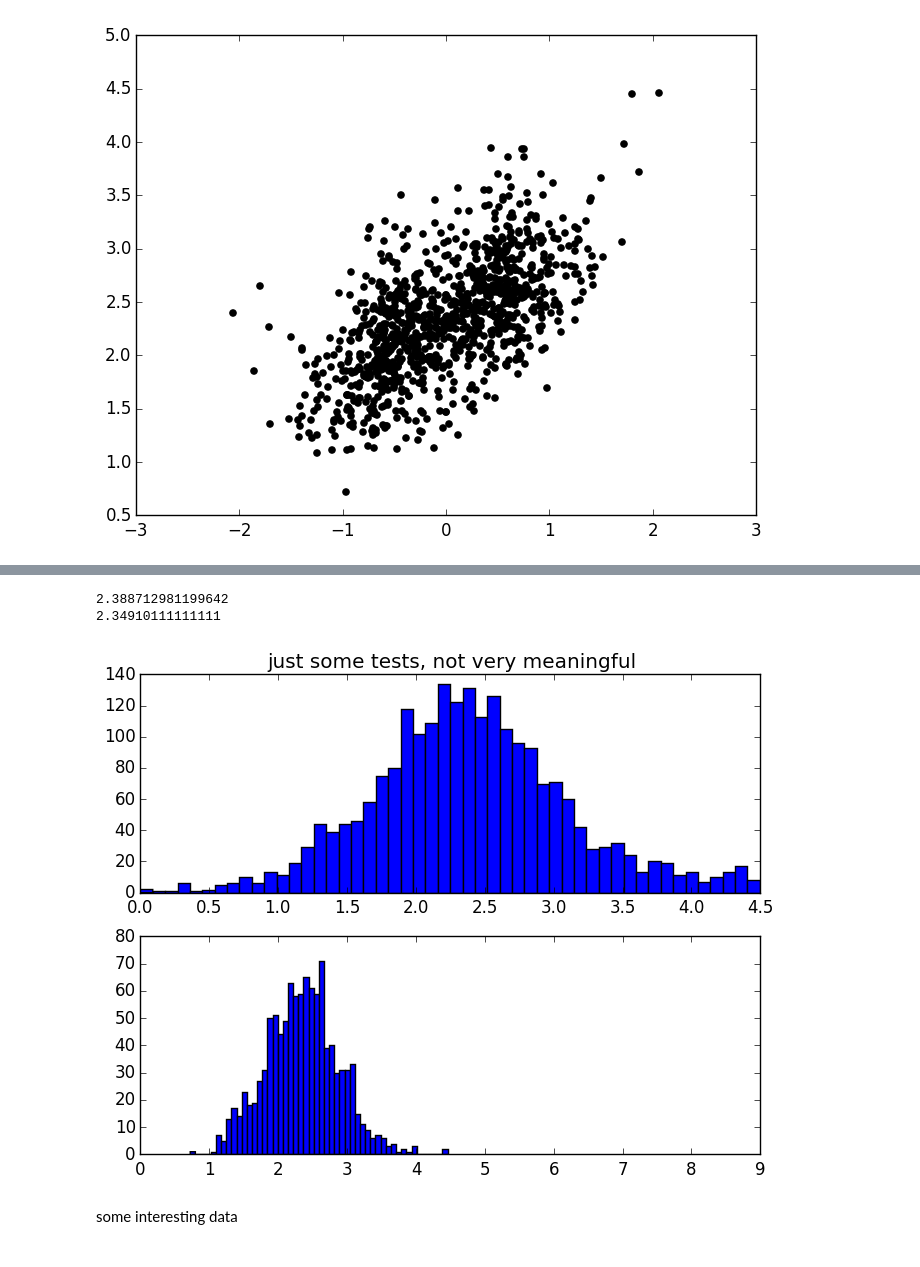
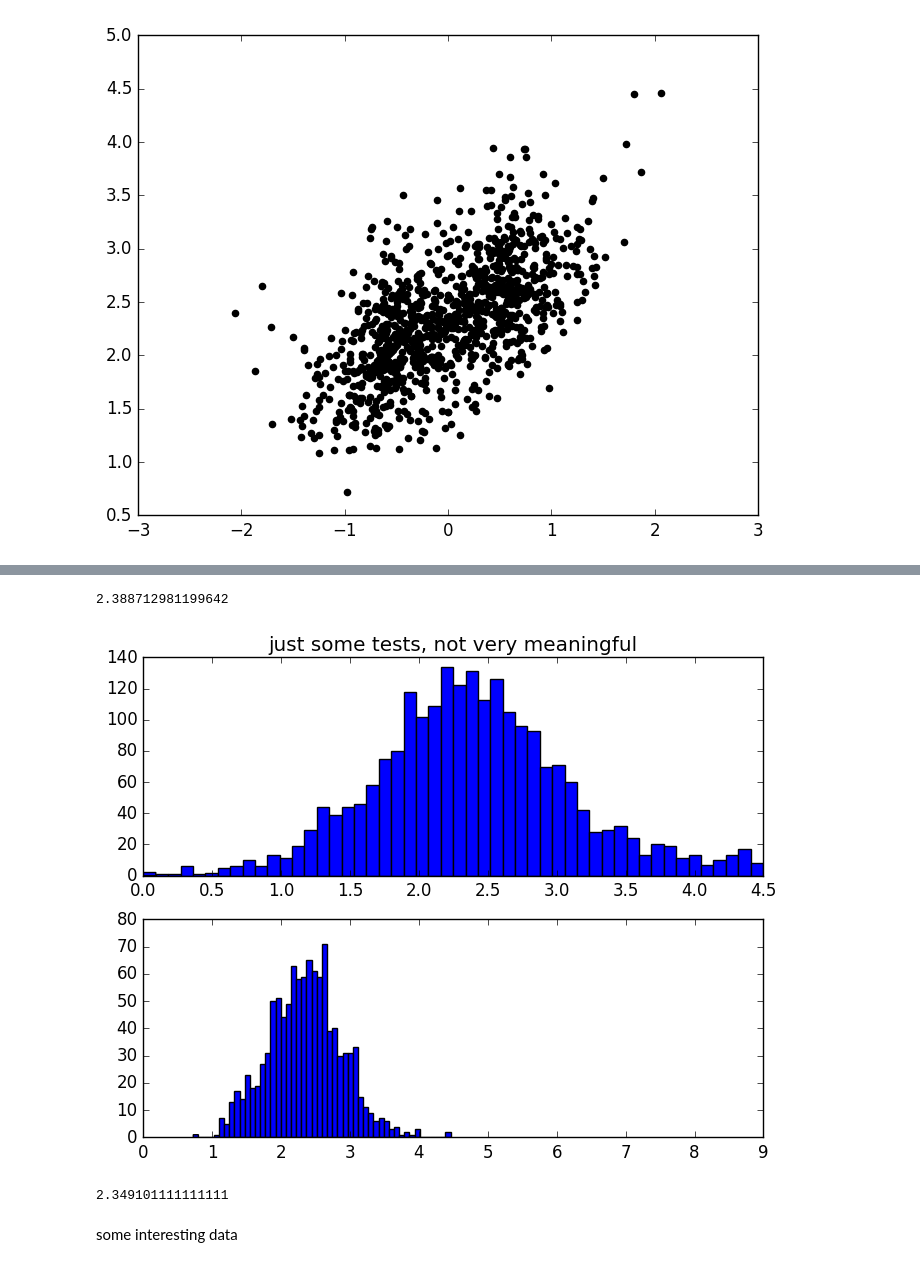
Before and after one commit to kedarkolluri/clays-NEB-analyses, a Jupyter notebook: analyze_neb_data.ipynb, the cells around one changed output, grey strips where cells are left out. Saved outputs shown, nothing was run; the diff lists cells and outputs as text; code cells hidden in the pictures.

```diff
--- a/analyze_neb_data.ipynb
+++ b/analyze_neb_data.ipynb
@@ -233,17 +230,17 @@ pyplot.savefig("enrel_barrier.png")
 # %%
 
 pyplot.subplot(2,1,1)
 pyplot.title("just some tests, not very meaningful")
-pyplot.hist(all_data_diff_barrier[:barrier], 50)
+pyplot.plt[:hist](all_data_diff_barrier[:barrier], 50)
 println(mean(all_data_diff_barrier[(all_data_diff_barrier[:barrier] .< 4.5), :barrier]))
 pyplot.subplot(2,1,2)
-pyplot.hist(data_diff_barrier[:barrier], 50);
+pyplot.plt[:hist](data_diff_barrier[:barrier], 50);
 pyplot.xlim([0,9]);
 println(mean(data_diff_barrier[:barrier]))
 # %% [output]
 2.388712981199642
-2.34910111111111
-[figure, old version]
+[figure, new version]
+2.349101111111111
 # %% [markdown]
 some interesting data
 # %%
```
Also changed, not shown: parts of 17 cells of this notebook.
